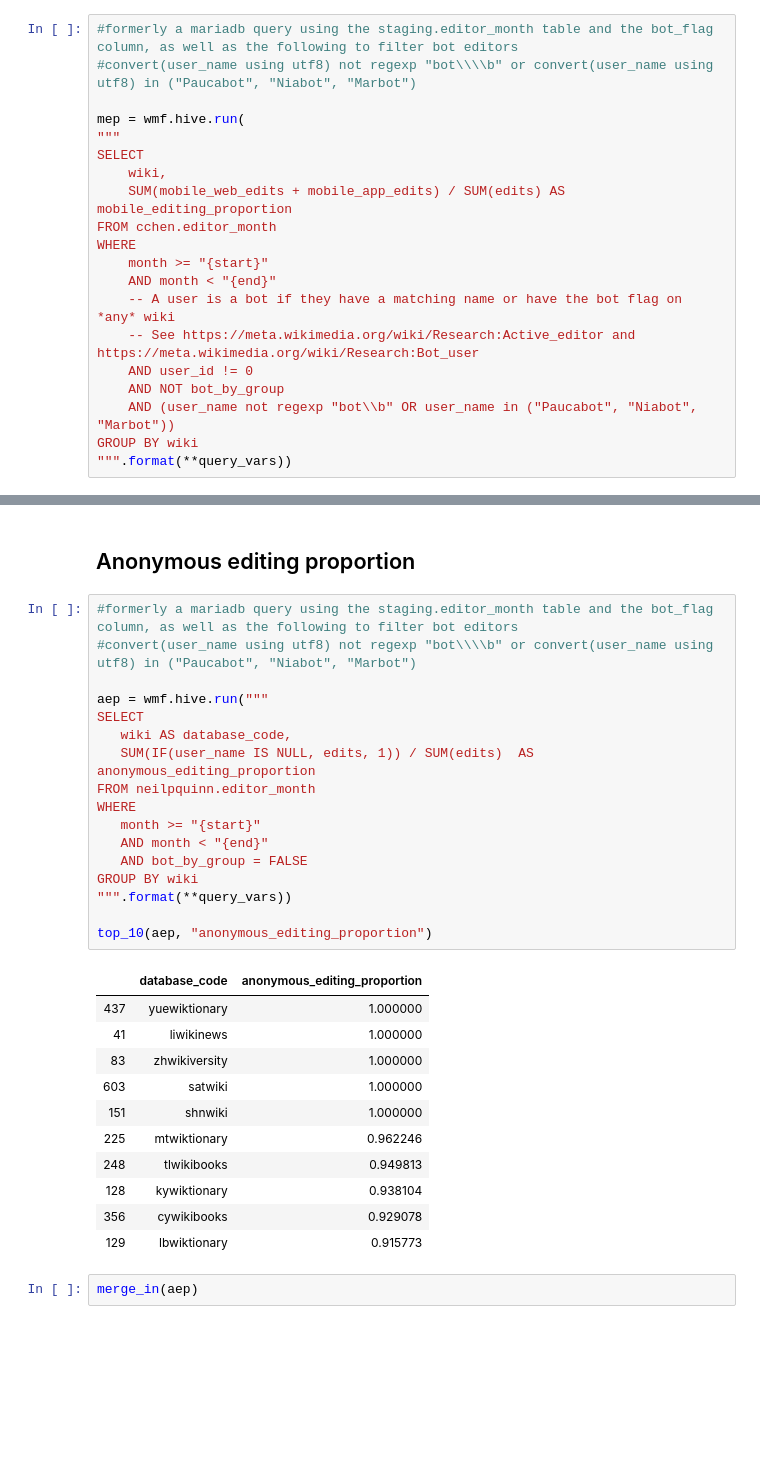
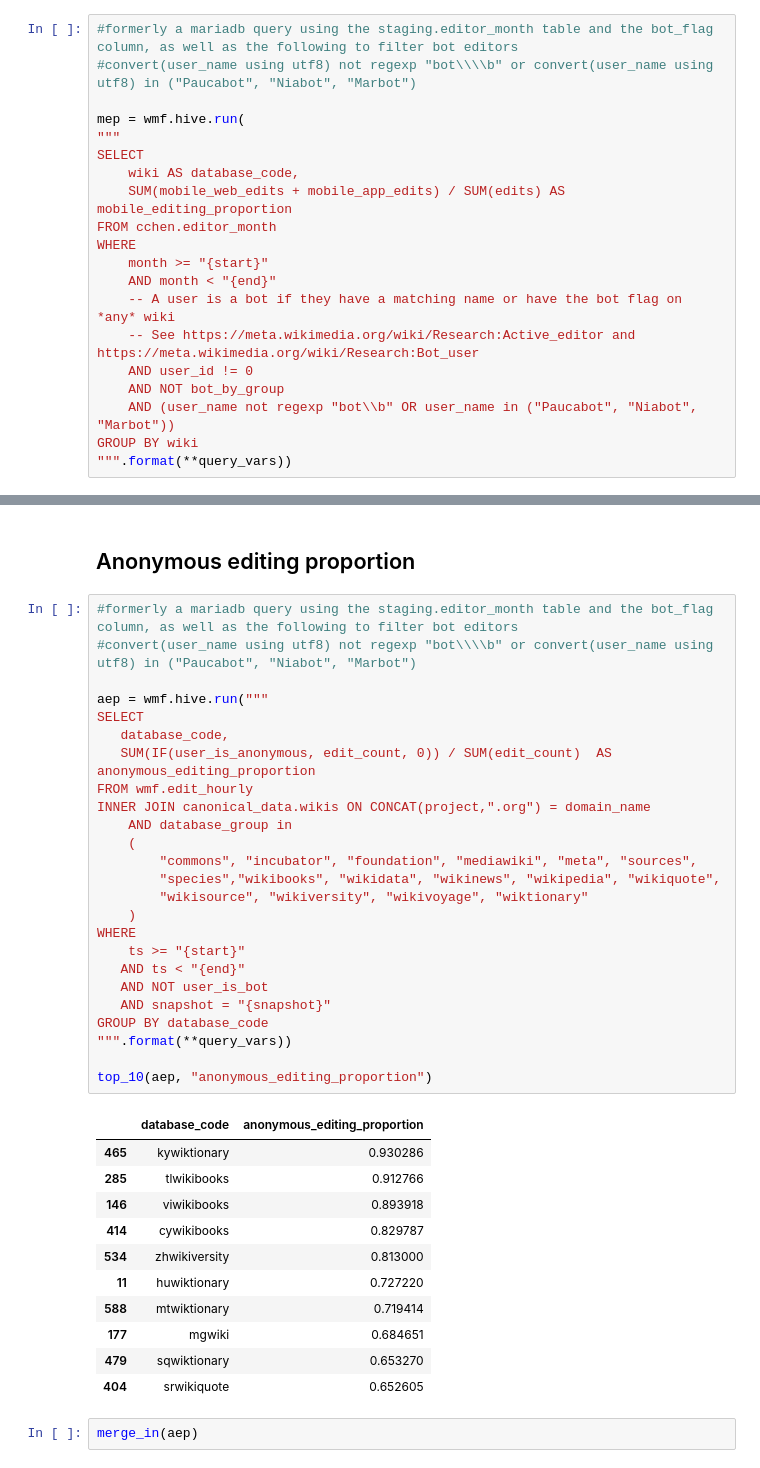
Before and after one commit to wikimedia-research/wiki-comparison, a Jupyter notebook: data-collection/data-collection.ipynb, the cells around one changed output, grey strips where cells are left out. Cells and saved outputs as stored; diff of their text form; blank space fills up the shorter version.

Commit message:
update visual edits, anonymous edits query

```diff
--- a/data-collection/data-collection.ipynb
+++ b/data-collection/data-collection.ipynb
@@ -295,7 +295,7 @@ merge_in(ner)
 mep = wmf.hive.run(
 """
 SELECT
-    wiki,
+    wiki AS database_code,
     SUM(mobile_web_edits + mobile_app_edits) / SUM(edits) AS mobile_editing_proportion
 FROM cchen.editor_month
 WHERE
@@ -361,32 +361,40 @@ merge_in(bep)
 # %%
 #formerly a mariadb query using the staging.editor_month table and the bot_flag column, as well as the following to filter bot editors
 #convert(user_name using utf8) not regexp "bot\\\\b" or convert(user_name using utf8) in ("Paucabot", "Niabot", "Marbot")
 
 aep = wmf.hive.run("""
 SELECT
-   wiki AS database_code,
-   SUM(IF(user_name IS NULL, edits, 1)) / SUM(edits)  AS anonymous_editing_proportion
-FROM neilpquinn.editor_month
+   database_code,
+   SUM(IF(user_is_anonymous, edit_count, 0)) / SUM(edit_count)  AS anonymous_editing_proportion
+FROM wmf.edit_hourly
+INNER JOIN canonical_data.wikis ON CONCAT(project,".org") = domain_name
+    AND database_group in
+    (
+        "commons", "incubator", "foundation", "mediawiki", "meta", "sources",
+        "species","wikibooks", "wikidata", "wikinews", "wikipedia", "wikiquote",
+        "wikisource", "wikiversity", "wikivoyage", "wiktionary"
+    )
 WHERE
-   month >= "{start}"
-   AND month < "{end}"
-   AND bot_by_group = FALSE
-GROUP BY wiki
+    ts >= "{start}"
+   AND ts < "{end}"
+   AND NOT user_is_bot
+   AND snapshot = "{snapshot}"
+GROUP BY database_code
 """.format(**query_vars))
 
 top_10(aep, "anonymous_editing_proportion")
 # %% [output]
 |  | database_code | anonymous_editing_proportion |
-| 437 | yuewiktionary | 1.000000 |
-| 41 | liwikinews | 1.000000 |
-| 83 | zhwikiversity | 1.000000 |
-| 603 | satwiki | 1.000000 |
-| 151 | shnwiki | 1.000000 |
-| 225 | mtwiktionary | 0.962246 |
-| 248 | tlwikibooks | 0.949813 |
-| 128 | kywiktionary | 0.938104 |
-| 356 | cywikibooks | 0.929078 |
-| 129 | lbwiktionary | 0.915773 |
+| 465 | kywiktionary | 0.930286 |
+| 285 | tlwikibooks | 0.912766 |
+| 146 | viwikibooks | 0.893918 |
+| 414 | cywikibooks | 0.829787 |
+| 534 | zhwikiversity | 0.813000 |
+| 11 | huwiktionary | 0.727220 |
+| 588 | mtwiktionary | 0.719414 |
+| 177 | mgwiki | 0.684651 |
+| 479 | sqwiktionary | 0.653270 |
+| 404 | srwikiquote | 0.652605 |
 # %%
 merge_in(aep)
 # %% [markdown]
```
Also changed, not shown: parts of 1 cell of this notebook.
